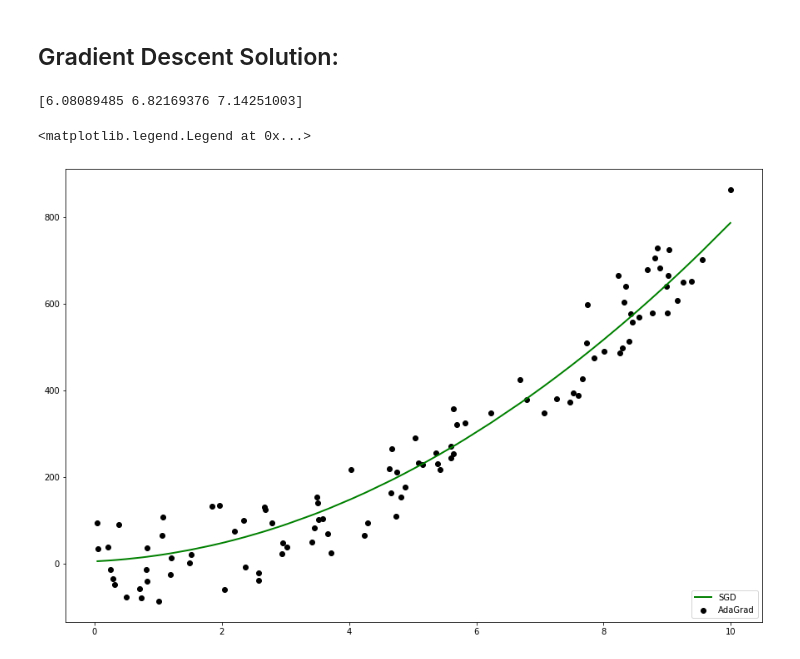
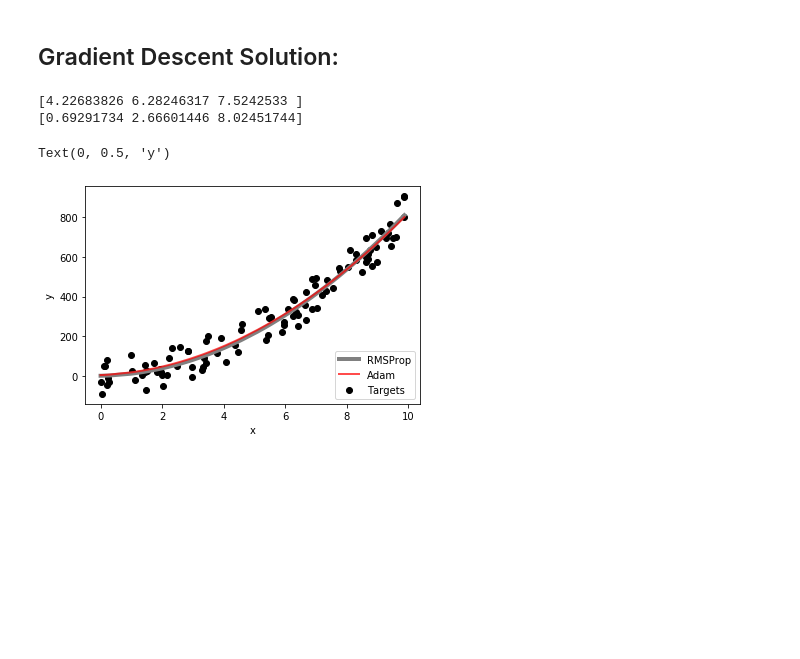
Before and after one commit to DavideDaz/TokyoDataScience, a Jupyter notebook: Assignments/Gradient Descent Assignment/Basis Neural Network - Quadratic - Adam.ipynb, the cells around one changed output. Drawn from its saved outputs; the diff is of its cells as text; code cells hidden in the pictures; blank space fills up the shorter version.

Commit message:
Adam

```diff
--- a/Assignments/Gradient Descent Assignment/Basis Neural Network - Quadratic - Adam.ipynb
+++ b/Assignments/Gradient Descent Assignment/Basis Neural Network - Quadratic - Adam.ipynb
@@ -18,7 +20,7 @@ targets = alfa_true + x_i*beta_true + gamma_true*x_i*x_i + noise
 # %%
 loss_Adam = []
 
-learning_rate = 0.01
+learning_rate = 0.001
 
 r = np.zeros(3)
 
@@ -32,8 +34,18 @@ rho1 = 0.9
 rho2 =0.999
 
 t = 0
+# %%
+loss_RMSProp = []
+
+r_rms = np.zeros(3)
+
+eps = 10**(-8)
+
+rho = 0.9
+
+Theta_rms = np.array([0.17923125,0.10416243,0.12899188])
 # %%
-for i in range(2000):
+for i in range(15000):
 
     #Adam
 
@@ -61,21 +73,43 @@ for i in range(2000):
 
 
     Theta += DeltaTheta
+
+    #RMSProp
+
+    outputs_rms = (x_i*x_i*Theta_rms[2]) + (x_i*Theta_rms[1]) + Theta_rms[0]
+    deltas_rms = outputs_rms - targets
+
+    loss_rms = sum(deltas_rms**2)/2/observations
+    loss_RMSProp.append(loss_rms[0])
+
+    deltas_scaled_rms = deltas_rms/ observations
+
+    g_rms = np.array([np.sum(deltas_scaled_rms),np.dot(x_i.T,deltas_scaled_rms)[0][0],np.dot((x_i*x_i).T,deltas_scaled_rms)[0][0]])
+
+    r_rms =np.add(np.multiply(r_rms,rho),np.multiply((1-rho),np.multiply(g_rms,g_rms)))
+
+
+    DeltaTheta_rms = -np.multiply(np.divide(learning_rate,(eps + np.sqrt(r_rms))),g_rms)
+
+
+    Theta_rms += DeltaTheta_rms
-# %%
-#print(alfa_gd,beta_gd, gamma_gd)
-print(Theta)
-# %% [output]
-[6.08089485 6.82169376 7.14251003]
+# %%
+print(Theta)
+print(Theta_rms)
+# %% [output]
+[4.22683826 6.28246317 7.5242533 ]
+[0.69291734 2.66601446 8.02451744]
 # %%
-#y_GD = alfa_gd + beta_gd*x_i + gamma_gd*x_i*x_i
+y_rms = Theta_rms[0] + Theta_rms[1]*x_i + Theta_rms[2]*x_i*x_i
 y_Ada = Theta[0] + Theta[1]*x_i + Theta[2]*x_i*x_i
 # %%
-plt.figure(figsize=(15,10))
 plt.scatter(x_i, targets, marker='o', color='black' )
-#plt.plot(x_i,y_GD, color='red',linewidth=4)
-plt.plot(x_i,y_Ada, color='green',linewidth=2)
-plt.legend(( 'SGD','AdaGrad','targets'),loc='lower right')
+plt.plot(x_i,y_rms, color='gray',linewidth=4)
+plt.plot(x_i,y_Ada, color='red',linewidth=2, alpha=0.7)
+plt.legend(('RMSProp','Adam','Targets'),loc='lower right')
+plt.xlabel('x')
+plt.ylabel('y')
 # %% [output]
-<matplotlib.legend.Legend at 0x...>
+Text(0, 0.5, 'y')
-[figure, old version]
+[figure, new version]
 # %%
```
Also changed, not shown: parts of 2 cells of this notebook, 2 other files.
